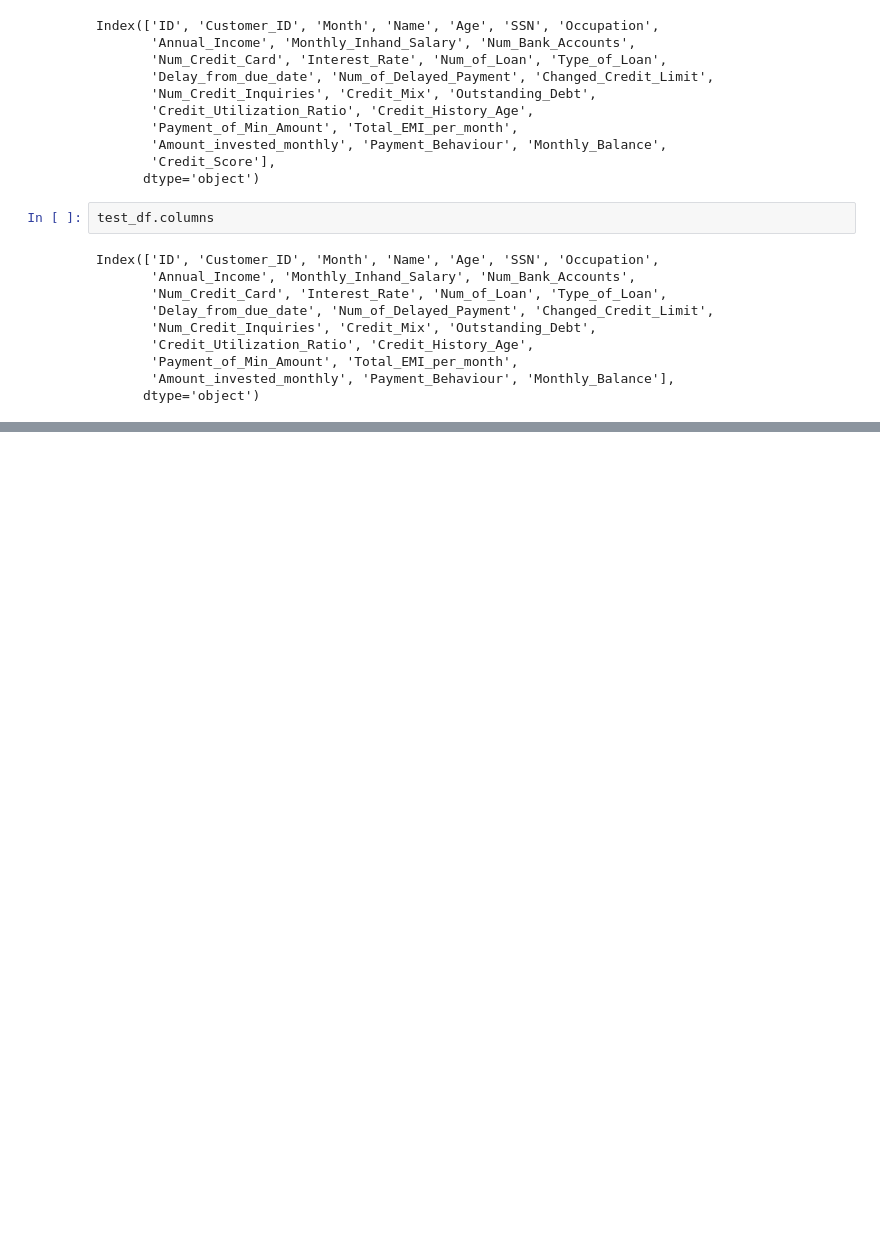
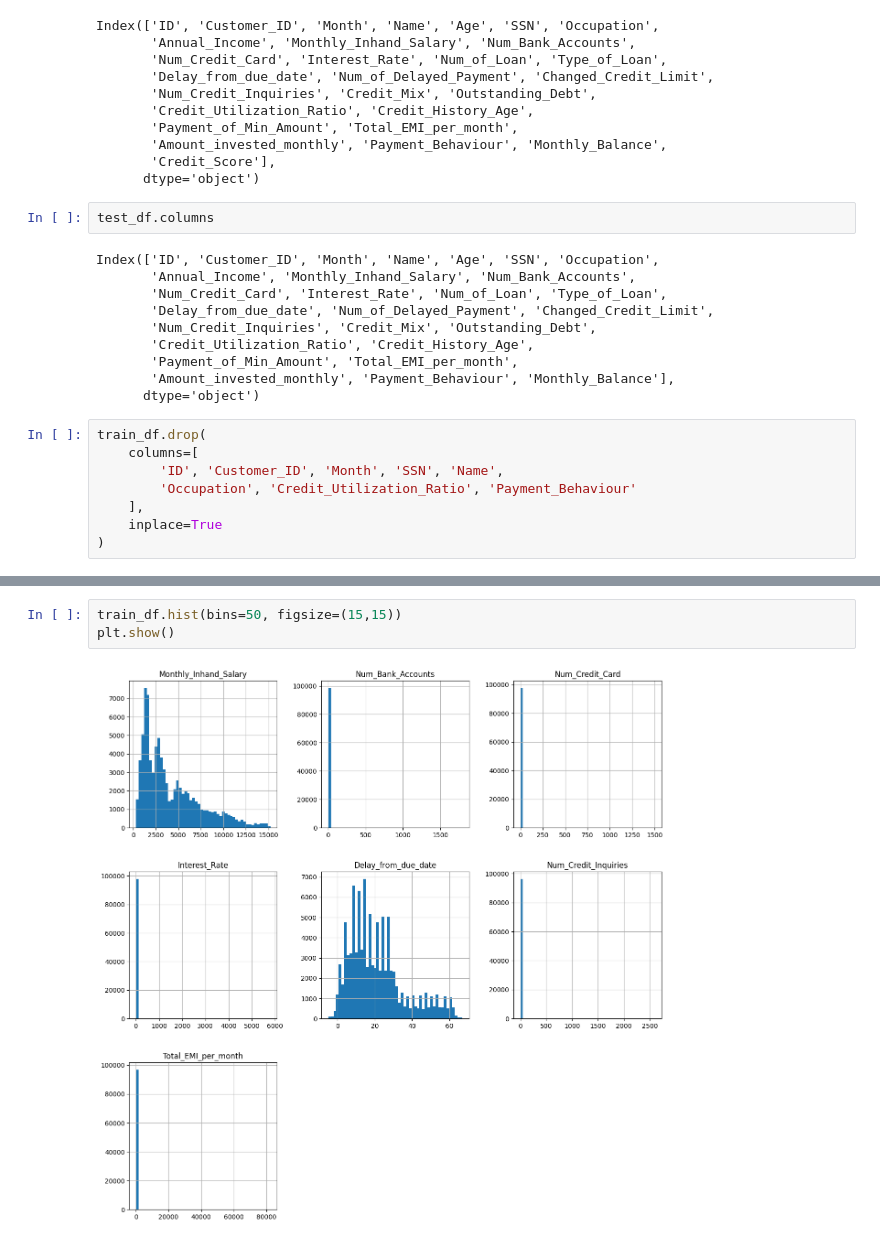
Before and after one commit to nvbinh15/credit-assessment-microservice, a Jupyter notebook: credit_score_classification.ipynb, the cells around one changed output, grey strips where cells are left out. Saved outputs shown, nothing was run; the diff lists cells and outputs as text; blank space fills up the shorter version.

```diff
--- a/credit_score_classification.ipynb
+++ b/credit_score_classification.ipynb
@@ -36,3 +36,11 @@ Index(['ID', 'Customer_ID', 'Month', 'Name', 'Age', 'SSN', 'Occupation',
        'Payment_of_Min_Amount', 'Total_EMI_per_month',
        'Amount_invested_monthly', 'Payment_Behaviour', 'Monthly_Balance'],
       dtype='object')
+# %%
+train_df.drop(
+    columns=[
+        'ID', 'Customer_ID', 'Month', 'SSN', 'Name',
+        'Occupation', 'Credit_Utilization_Ratio', 'Payment_Behaviour'
+    ],
+    inplace=True
+)
@@ -38,0 +57,5 @@ Index(['ID', 'Customer_ID', 'Month', 'Name', 'Age', 'SSN', 'Occupation',
+# %%
+train_df.hist(bins=50, figsize=(15,15))
+plt.show()
+# %% [output]
+[figure, added]
```
Also changed, not shown: parts of 8 cells of this notebook, 2 other files.
